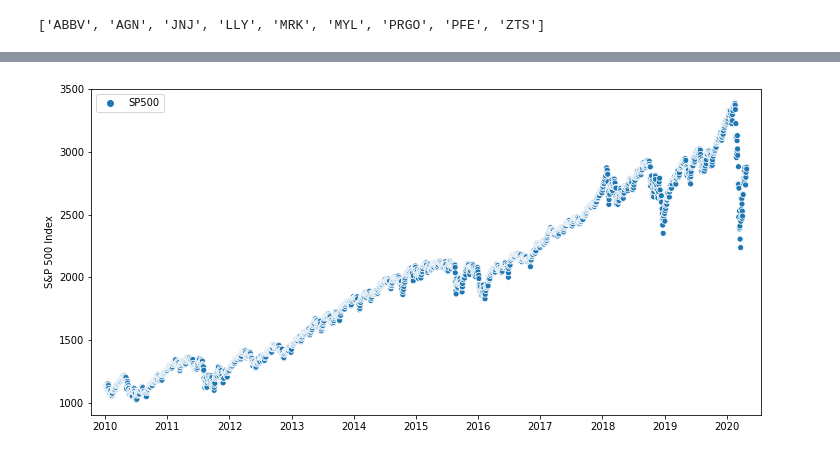
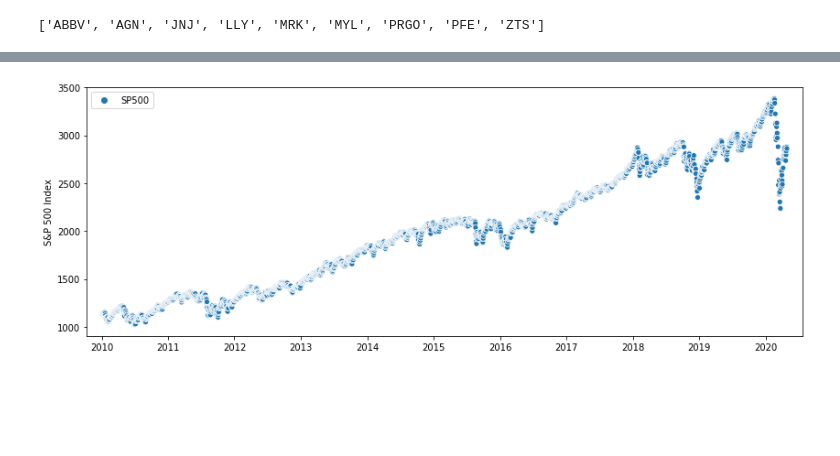
Before and after one commit to jiehu3456/2020-04-29-stocks, a Jupyter notebook: Stocks.ipynb, the cells around one changed output, grey strips where cells are left out. Saved outputs shown, nothing was run; the diff lists cells and outputs as text; code cells hidden in the pictures; blank space fills up the shorter version.

Commit message:
Data analysis performed and figures generated

```diff
--- a/Stocks.ipynb
+++ b/Stocks.ipynb
@@ -26,7 +26,7 @@ from datetime import datetime
 stock_dict = {}
 for tick in tickers:
     try:
-        stock_dict[tick] = pdr.get_data_yahoo(symbols = tick, start = datetime(2010, 1, 1), end = datetime.today())
+        stock_dict[tick] = pdr.get_data_yahoo(symbols = tick, start = datetime(2010, 1, 1), end = datetime(2020, 4, 28))
     except:
         print('Exception occured for - ', tick)
 # %% [output]
@@ -192,7 +192,7 @@ sp500_index
 | 2020-04-28 | 2909.96 | 2921.15 | 2860.71 | 2863.39 |
 2597 rows × 4 columns
 # %%
-companies = ['CTVA', 'DOW', 'DD', 'BAYRY', 'MON', 'BASFY']
+companies = ['CTVA', 'DOW', 'DD', 'DD', 'BAYRY', 'MON', 'BASFY']
 # %%
 agriculture = stocks_df.loc[stocks_df['GICS Sub Industry'].str.contains('Agricultural', case = False)]
 agriculture
@@ -229,7 +229,7 @@ pharmaceuticals
 # %% [output]
 ['ABBV', 'AGN', 'JNJ', 'LLY', 'MRK', 'MYL', 'PRGO', 'PFE', 'ZTS']
 # %%
-sectors = pd.Series([[x] for x in companies], index = ['Corteva', 'Dow', 'DuPont', 'Bayer', 'Monsanto', 'BASF'])
+sectors = pd.Series([[x] for x in companies], index = ['Corteva', 'Dow', 'DuPont', 'DowDuPont', 'Bayer', 'Monsanto', 'BASF'])
 sectors = sectors.append(pd.Series({'Agriculture': agriculture, 'Pharmaceuticals': pharmaceuticals}))
 sectors = sectors.append(stocks_df.groupby('GICS Sector', sort = False)['Symbol'].agg(lambda x: x.tolist()))
 sectors
@@ -264,5 +261,8 @@ for sector, tickers in sectors.items():
             tuples += [(sector, tick)]
 index = pd.MultiIndex.from_tuples(tuples, names=['Category', 'Symbol'])
 closes.columns = index
+closes.loc['2017-09-01':'2019-03-19', ('DuPont', 'DD')] = np.nan
+closes.loc['2010-01-01':'2017-08-31', ('DowDuPont', 'DD')] = np.nan
+closes.loc['2019-03-20':'2020-04-28', ('DowDuPont', 'DD')] = np.nan
 closes
 # %% [output]
@@ -285,11 +285,11 @@ closes
 import matplotlib.pyplot as plt
 import seaborn as sns
 # %%
-plt.figure(figsize = (12, 6))
+plt.figure(figsize = (14, 5))
 ax = sns.scatterplot(data = closes['Index'])
 from datetime import timedelta
 ax.set_xlim(closes.index.min() - timedelta(weeks = 12), closes.index.max() + timedelta(weeks = 12))
 ax.set(xlabel = '', ylabel = 'S&P 500 Index')
 plt.show()
 # %% [output]
-[figure, old version]
+[figure, new version]
```
Also changed, not shown: parts of 13 cells of this notebook.
